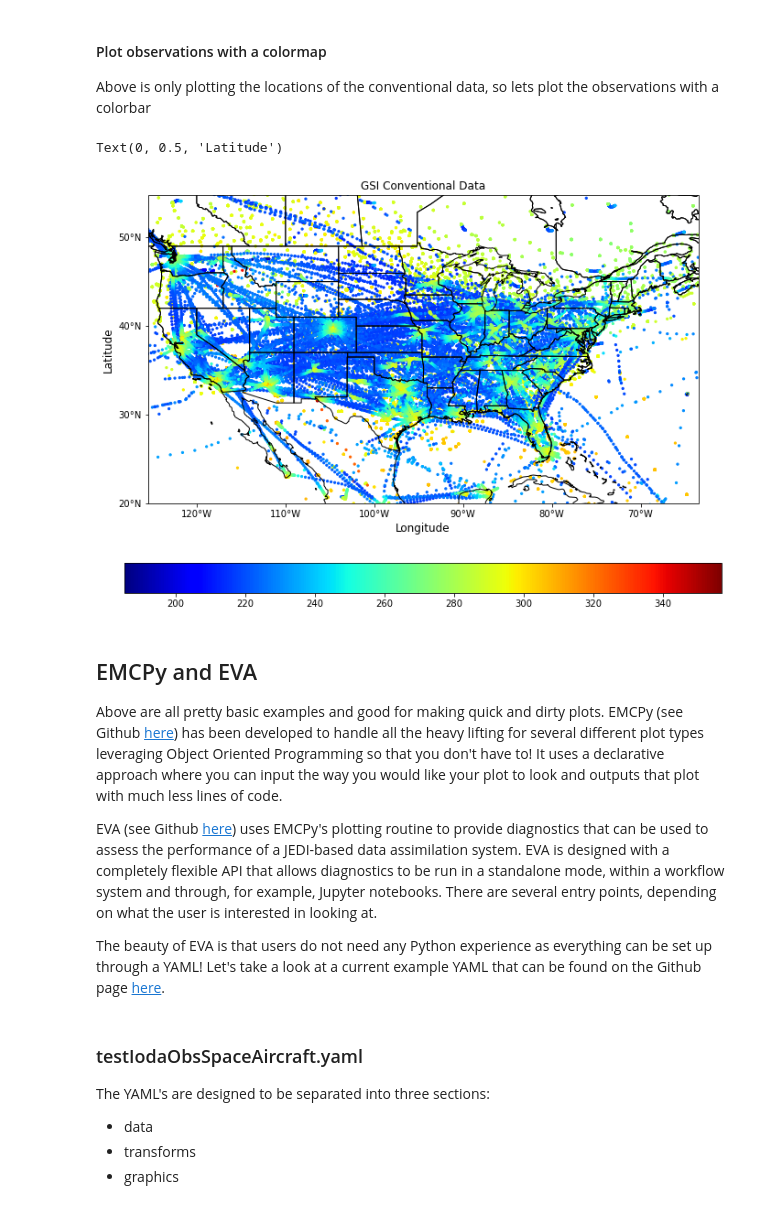
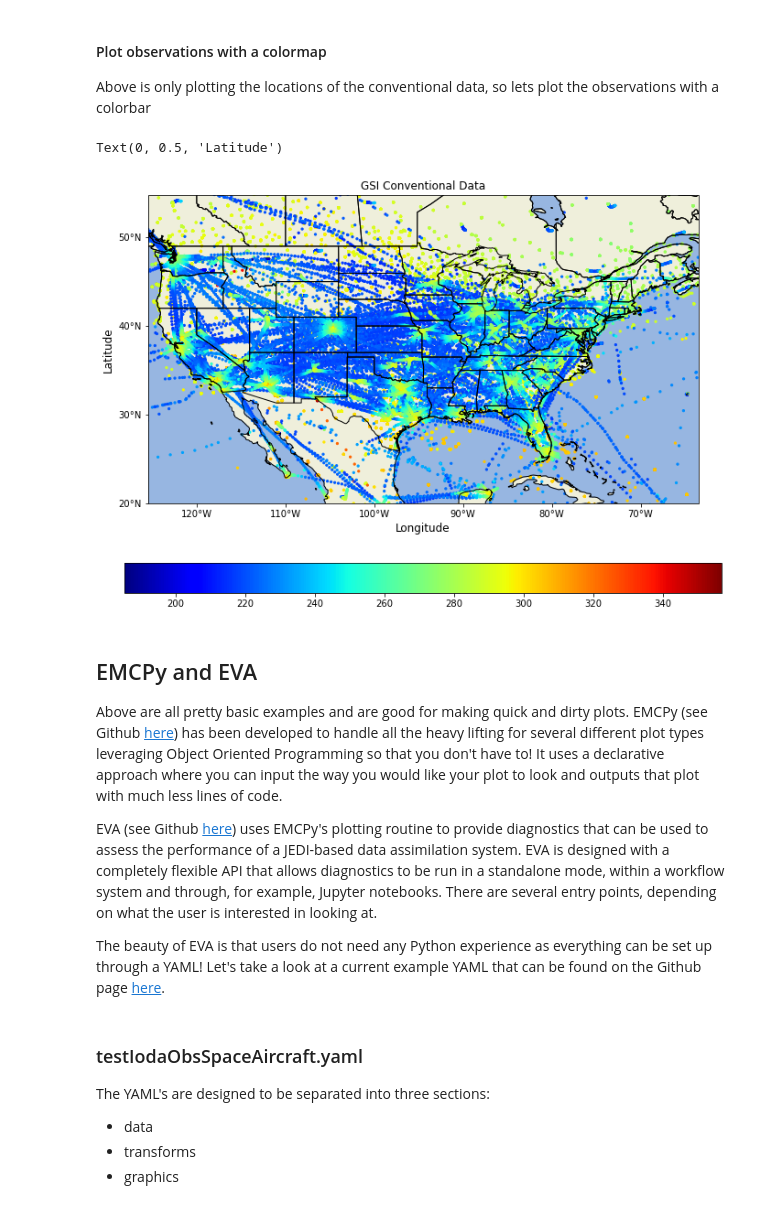
Before and after one commit to kevindougherty-noaa/plotting_basics, a Jupyter notebook: plotting_basics.ipynb, the cells around one changed output. Drawn from its saved outputs; the diff is of its cells as text; code cells hidden in the pictures.

```diff
--- a/plotting_basics.ipynb
+++ b/plotting_basics.ipynb
@@ -255,37 +299,39 @@ Above is only plotting the locations of the conventional data, so lets plot the
 # %%
 fig = plt.figure(figsize=(12, 8))
 ax = fig.add_subplot(1, 1, 1, projection=ccrs.PlateCarree())
 
 # Set the extent of the domain
 ax.set_extent((-125.5, -63.5, 20, 51))
 
 # Set x and y ticks to be latitude and longitude
 ax.set_xticks(np.arange(-120, -60, 10), crs=ccrs.PlateCarree())
 ax.set_yticks(np.arange(20, 60, 10), crs=ccrs.PlateCarree())
 lon_formatter = LongitudeFormatter(zero_direction_label=False)
 lat_formatter = LatitudeFormatter()
 ax.xaxis.set_major_formatter(lon_formatter)
 ax.yaxis.set_major_formatter(lat_formatter)
 
 # Plot data
 cs = ax.scatter(longitude, latitude, c=observation, s=5,
                 cmap='jet', transform=ccrs.PlateCarree())
 ax.add_feature(cfeature.COASTLINE)
 ax.add_feature(cfeature.STATES)
+ax.add_feature(cfeature.LAND)
+ax.add_feature(cfeature.OCEAN)
 
 # Add colorbar
 plt.colorbar(cs, fraction=0.075, orientation='horizontal')
 
 # Add labels
 plt.title("GSI Conventional Data")
 plt.xlabel("Longitude", fontsize=12)
 plt.ylabel("Latitude", fontsize=12)
 # %% [output]
 Text(0, 0.5, 'Latitude')
-[figure, old version]
+[figure, new version]
 # %% [markdown]
 ## EMCPy and EVA
-Above are all pretty basic examples and good for making quick and dirty plots. EMCPy (see Github [here](https://github.com/NOAA-EMC/emcpy)) has been developed to handle all the heavy lifting for several different plot types leveraging Object Oriented Programming so that you don't have to! It uses a declarative approach where you can input the way you would like your plot to look and outputs that plot with much less lines of code.
+Above are all pretty basic examples and are good for making quick and dirty plots. EMCPy (see Github [here](https://github.com/NOAA-EMC/emcpy)) has been developed to handle all the heavy lifting for several different plot types leveraging Object Oriented Programming so that you don't have to! It uses a declarative approach where you can input the way you would like your plot to look and outputs that plot with much less lines of code.
 
 EVA (see Github [here](https://github.com/JCSDA-internal/eva)) uses EMCPy's plotting routine to provide diagnostics that can be used to assess the performance of a JEDI-based data assimilation system.
 EVA is designed with a completely flexible API that allows diagnostics to be run in a standalone mode, within a workflow system and through, for example, Jupyter notebooks. There are several entry points, depending on what the user is interested in looking at.
```
Also changed, not shown: parts of 11 cells of this notebook.
